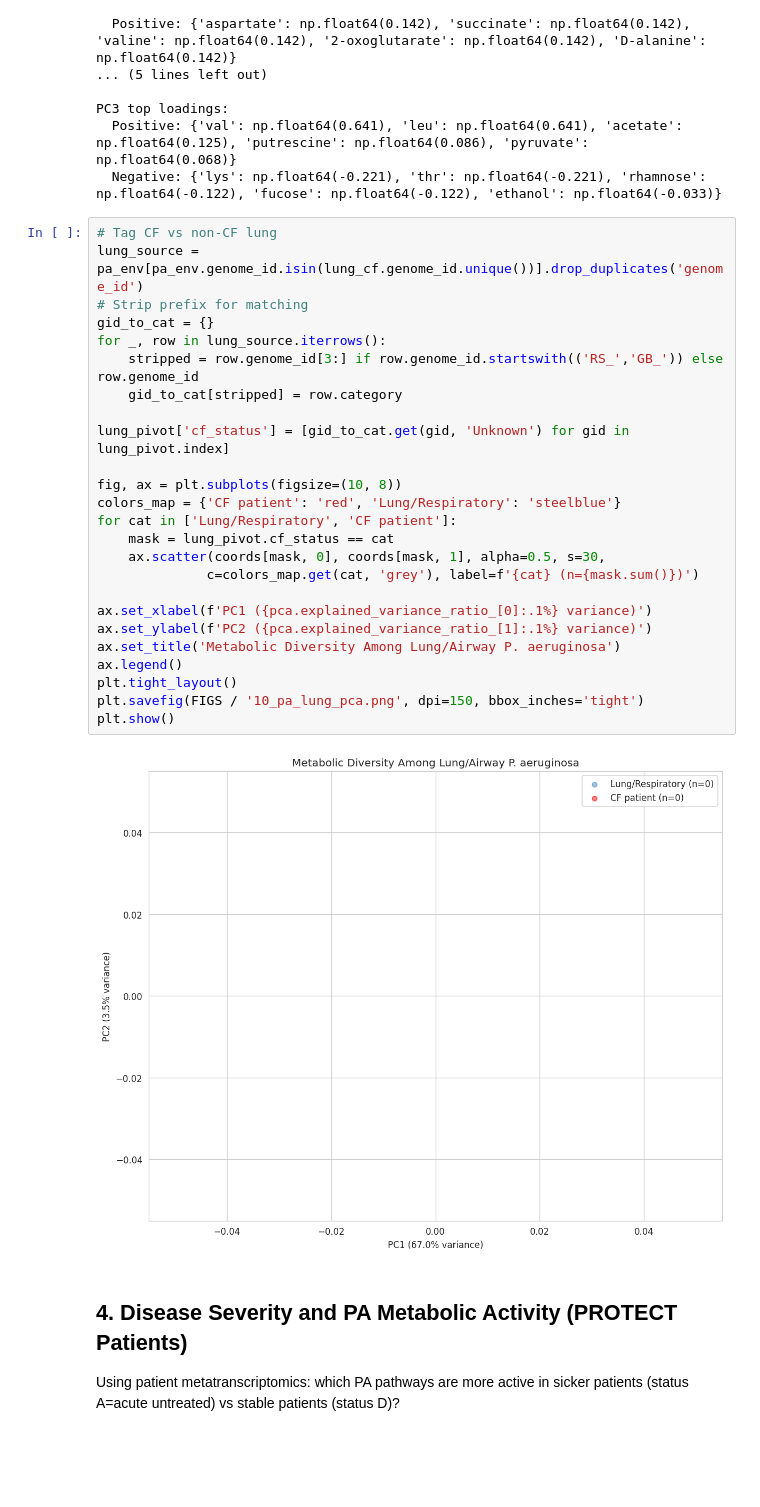
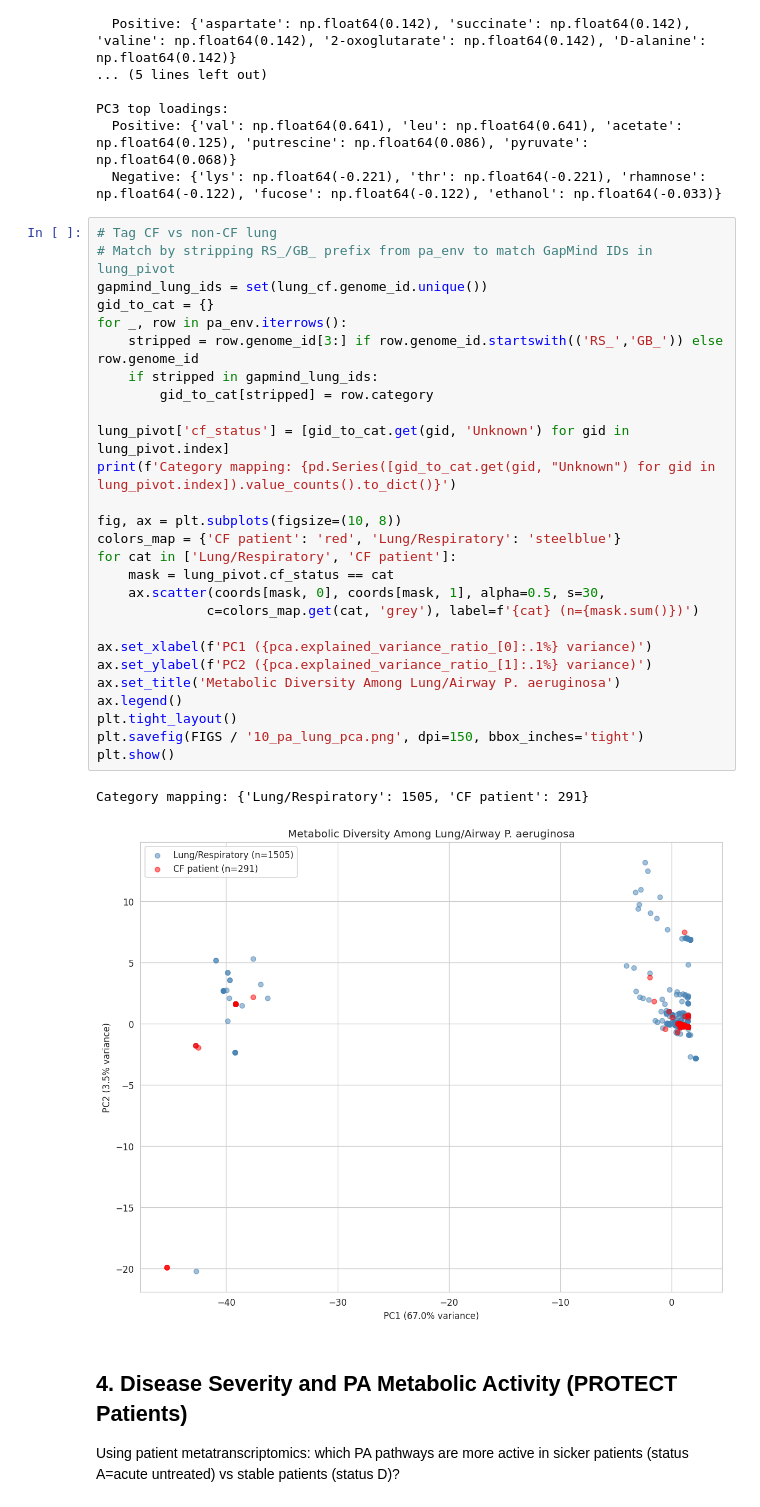
Before and after one commit to kbaseincubator/BERIL-research-observatory, a Jupyter notebook: projects/cf_formulation_design/notebooks/10_pa_lung_adaptation.ipynb, the cells around one changed output. Cells and saved outputs as stored; diff of their text form; blank space fills up the shorter version.

```diff
--- a/projects/cf_formulation_design/notebooks/10_pa_lung_adaptation.ipynb
+++ b/projects/cf_formulation_design/notebooks/10_pa_lung_adaptation.ipynb
@@ -326,31 +326,34 @@ PC3 top loadings:
   Negative: {'lys': np.float64(-0.221), 'thr': np.float64(-0.221), 'rhamnose': np.float64(-0.122), 'fucose': np.float64(-0.122), 'ethanol': np.float64(-0.033)}
 # %%
 # Tag CF vs non-CF lung
-lung_source = pa_env[pa_env.genome_id.isin(lung_cf.genome_id.unique())].drop_duplicates('genome_id')
-# Strip prefix for matching
+# Match by stripping RS_/GB_ prefix from pa_env to match GapMind IDs in lung_pivot
+gapmind_lung_ids = set(lung_cf.genome_id.unique())
 gid_to_cat = {}
-for _, row in lung_source.iterrows():
+for _, row in pa_env.iterrows():
     stripped = row.genome_id[3:] if row.genome_id.startswith(('RS_','GB_')) else row.genome_id
-    gid_to_cat[stripped] = row.category
+    if stripped in gapmind_lung_ids:
+        gid_to_cat[stripped] = row.category
 
 lung_pivot['cf_status'] = [gid_to_cat.get(gid, 'Unknown') for gid in lung_pivot.index]
+print(f'Category mapping: {pd.Series([gid_to_cat.get(gid, "Unknown") for gid in lung_pivot.index]).value_counts().to_dict()}')
 
 fig, ax = plt.subplots(figsize=(10, 8))
 colors_map = {'CF patient': 'red', 'Lung/Respiratory': 'steelblue'}
 for cat in ['Lung/Respiratory', 'CF patient']:
     mask = lung_pivot.cf_status == cat
     ax.scatter(coords[mask, 0], coords[mask, 1], alpha=0.5, s=30,
               c=colors_map.get(cat, 'grey'), label=f'{cat} (n={mask.sum()})')
 
 ax.set_xlabel(f'PC1 ({pca.explained_variance_ratio_[0]:.1%} variance)')
 ax.set_ylabel(f'PC2 ({pca.explained_variance_ratio_[1]:.1%} variance)')
 ax.set_title('Metabolic Diversity Among Lung/Airway P. aeruginosa')
 ax.legend()
 plt.tight_layout()
 plt.savefig(FIGS / '10_pa_lung_pca.png', dpi=150, bbox_inches='tight')
 plt.show()
 # %% [output]
+Category mapping: {'Lung/Respiratory': 1505, 'CF patient': 291}
-[figure, old version]
+[figure, new version]
 # %% [markdown]
 ## 4. Disease Severity and PA Metabolic Activity (PROTECT Patients)
 
```
Also changed, not shown: 1 other file.
